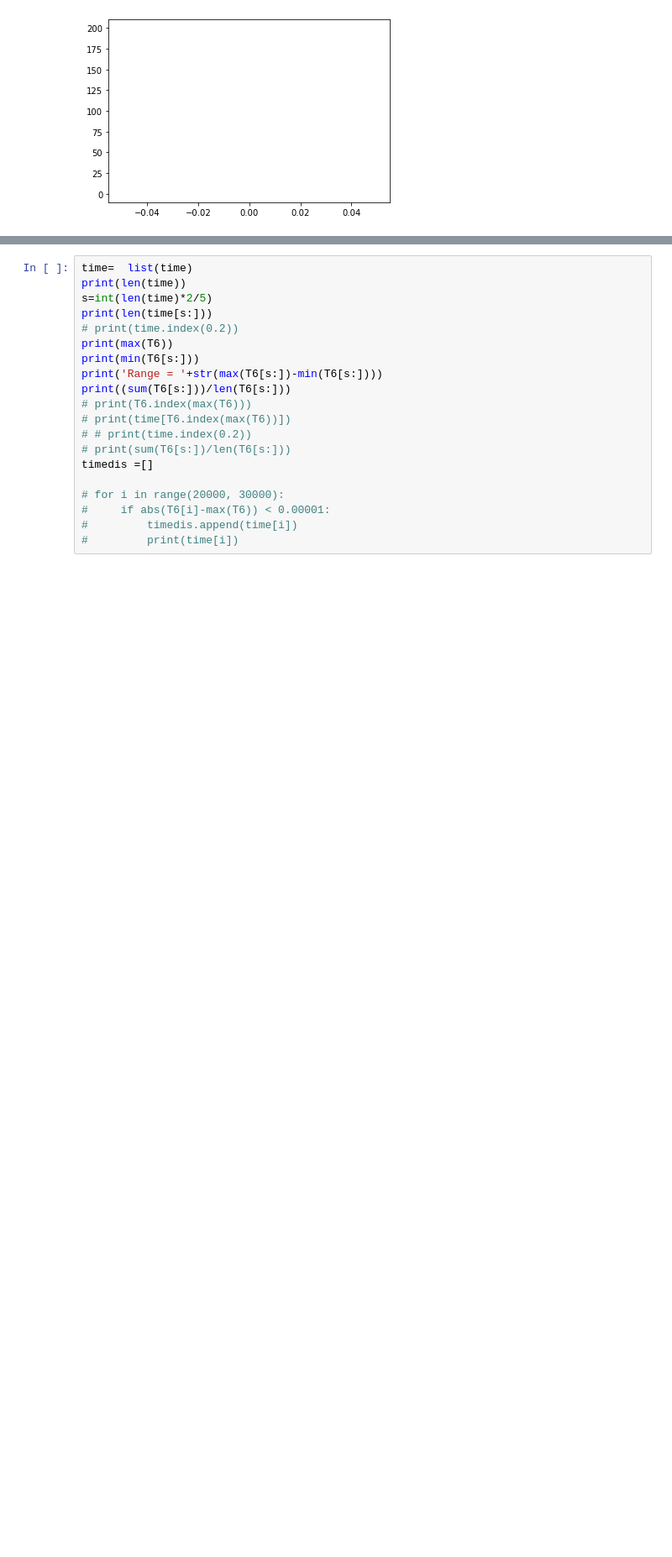
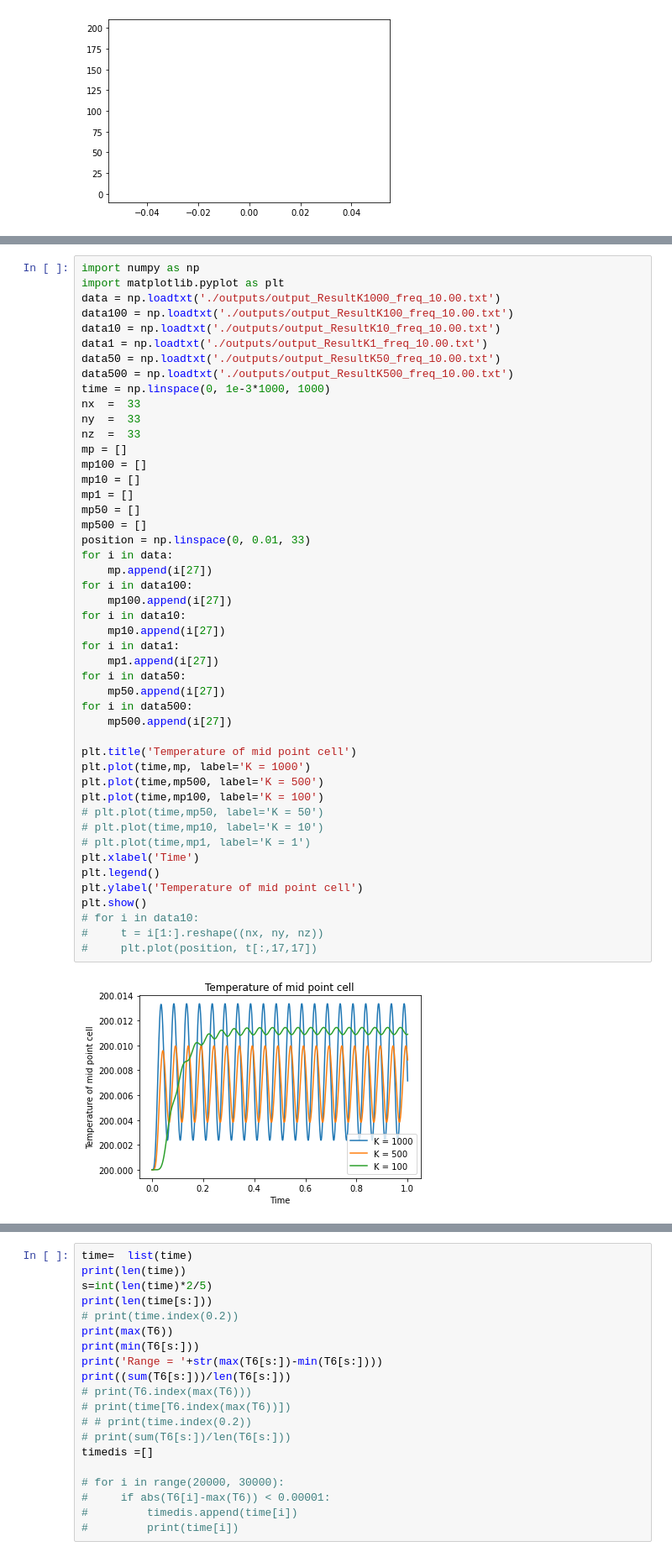
Before and after one commit to ExeQuantCode/HeatFlow, a Jupyter notebook: Plotting.ipynb, the cells around one changed output, grey strips where cells are left out. Shown at 84% size. Saved outputs shown, nothing was run; the diff lists cells and outputs as text; blank space fills up the shorter version.

```diff
--- a/Plotting.ipynb
+++ b/Plotting.ipynb
@@ -215,0 +218,49 @@ ValueError: x and y must have same first dimension, but have shapes (1001,) and
+# %%
+import numpy as np
+import matplotlib.pyplot as plt
+data = np.loadtxt('./outputs/output_ResultK1000_freq_10.00.txt')
+data100 = np.loadtxt('./outputs/output_ResultK100_freq_10.00.txt')
+data10 = np.loadtxt('./outputs/output_ResultK10_freq_10.00.txt')
+data1 = np.loadtxt('./outputs/output_ResultK1_freq_10.00.txt')
+data50 = np.loadtxt('./outputs/output_ResultK50_freq_10.00.txt')
+data500 = np.loadtxt('./outputs/output_ResultK500_freq_10.00.txt')
+time = np.linspace(0, 1e-3*1000, 1000)
+nx  =  33
+ny  =  33
+nz  =  33
+mp = []
+mp100 = []
+mp10 = []
+mp1 = []
+mp50 = []
+mp500 = []
+position = np.linspace(0, 0.01, 33)
+for i in data:
+    mp.append(i[27])
+for i in data100:
+    mp100.append(i[27])
+for i in data10:
+    mp10.append(i[27])
+for i in data1:
+    mp1.append(i[27])
+for i in data50:
+    mp50.append(i[27])
+for i in data500:
+    mp500.append(i[27])
+
+plt.title('Temperature of mid point cell')
+plt.plot(time,mp, label='K = 1000')
+plt.plot(time,mp500, label='K = 500')
+plt.plot(time,mp100, label='K = 100')
+# plt.plot(time,mp50, label='K = 50')
+# plt.plot(time,mp10, label='K = 10')
+# plt.plot(time,mp1, label='K = 1')
+plt.xlabel('Time')
+plt.legend()
+plt.ylabel('Temperature of mid point cell')
+plt.show()
+# for i in data10:
+#     t = i[1:].reshape((nx, ny, nz))
+#     plt.plot(position, t[:,17,17])
+# %% [output]
+[figure, added]
```
Also changed, not shown: parts of 8 cells of this notebook, 14 other files.
